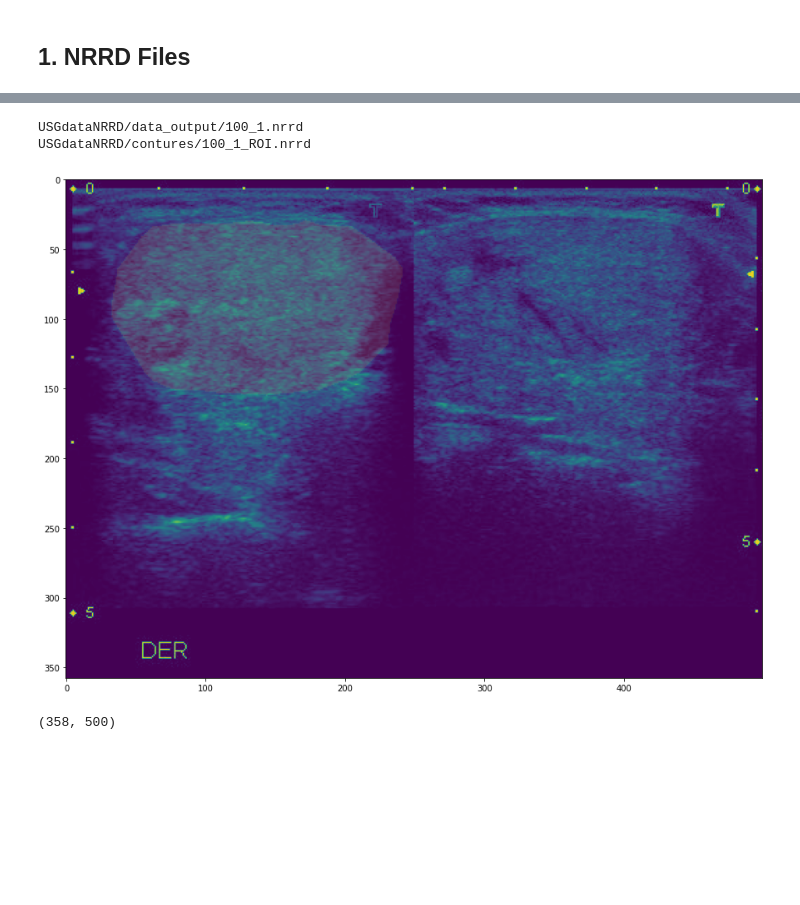
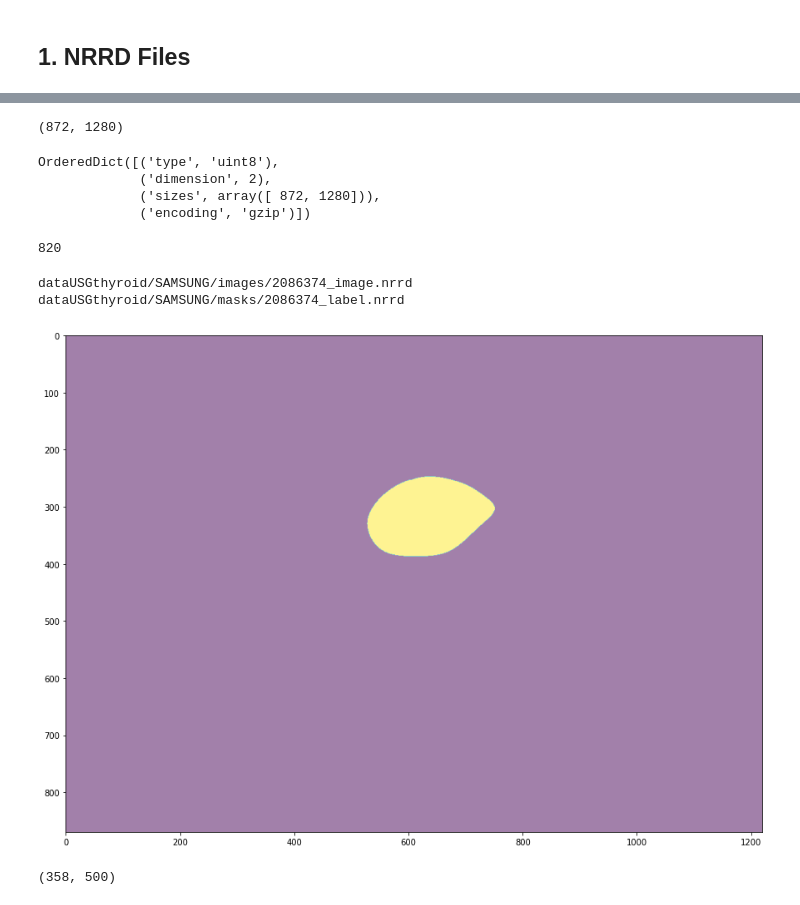
Before and after one commit to szymciem8/Analysis-of-thyroid-US-images-with-ML, a Jupyter notebook: prepare_raw_images.ipynb, the cells around one changed output, grey strips where cells are left out. Drawn from its saved outputs; the diff is of its cells as text; code cells hidden in the pictures; blank space fills up the shorter version.

```diff
--- a/prepare_raw_images.ipynb
+++ b/prepare_raw_images.ipynb
@@ -20,9 +20,9 @@ import os
 ## 1. NRRD Files
 # %%
 # Set the directory you want to list files from
-directory = 'USGdataNRRD'
+directory = 'dataUSGthyroid/SAMSUNG'
 
 # Use the glob module to create a list of file paths
-images_paths = sorted(glob.glob(directory + '/data_output' + '**/*', recursive=True))
-contoures_paths = sorted(glob.glob(directory + '/contures' + '**/*', recursive=True))
+images_paths = sorted(glob.glob(directory + '/images' + '**/*', recursive=True))
+contoures_paths = sorted(glob.glob(directory + '/masks' + '**/*', recursive=True))
 # %%
@@ -45,39 +72,48 @@ print(nrrd_data)
 # %%
 nrrd_data.shape
+# %% [output]
+(872, 1280)
 # %%
 header
+# %% [output]
+OrderedDict([('type', 'uint8'),
+             ('dimension', 2),
+             ('sizes', array([ 872, 1280])),
+             ('encoding', 'gzip')])
 # %%
 len(contoures_paths)
+# %% [output]
+820
 # %%
 X_MARGIN = 1
 Y_MARGIN = 30
 
-i = 0
+i = 310
 
 print(images_paths[i])
 print(contoures_paths[i])
 
 # Read images
 image1, header = nrrd.read(images_paths[i])
 image2, header = nrrd.read(contoures_paths[i])
 
 image1 = image1[X_MARGIN:-X_MARGIN, Y_MARGIN:-Y_MARGIN]
 image2 = image2[X_MARGIN:-X_MARGIN, Y_MARGIN:-Y_MARGIN]
 
 fig = plt.figure(figsize=(15, 15))
 
 # Create a single subplot
 ax = plt.subplot()
 
-ax.imshow(image1)
-ax.imshow(image2, alpha=0.1)
+# ax.imshow(image1)
+ax.imshow(image2, alpha=0.5)
 
 # Show the figure
 plt.show()
 # %% [output]
-USGdataNRRD/data_output/100_1.nrrd
-USGdataNRRD/contures/100_1_ROI.nrrd
+dataUSGthyroid/SAMSUNG/images/2086374_image.nrrd
+dataUSGthyroid/SAMSUNG/masks/2086374_label.nrrd
-[figure, old version]
+[figure, new version]
 # %%
 image1.shape
 # %% [output]
```
Also changed, not shown: parts of 8 cells of this notebook, 9 other files.
